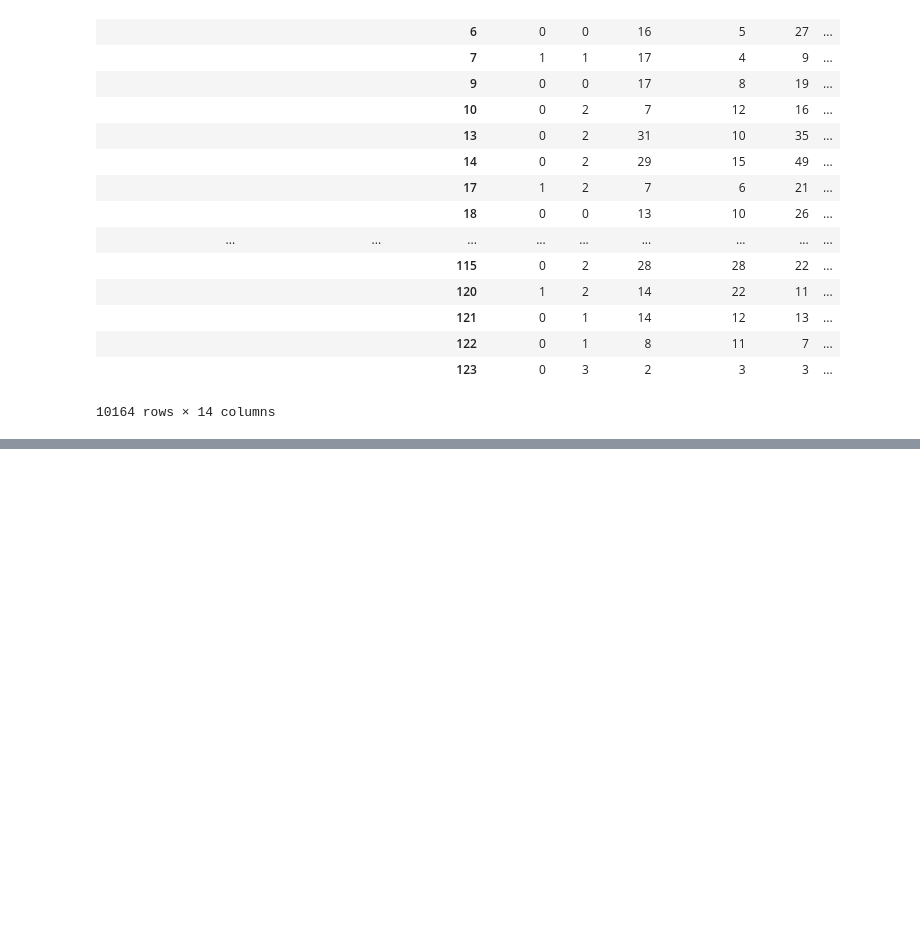
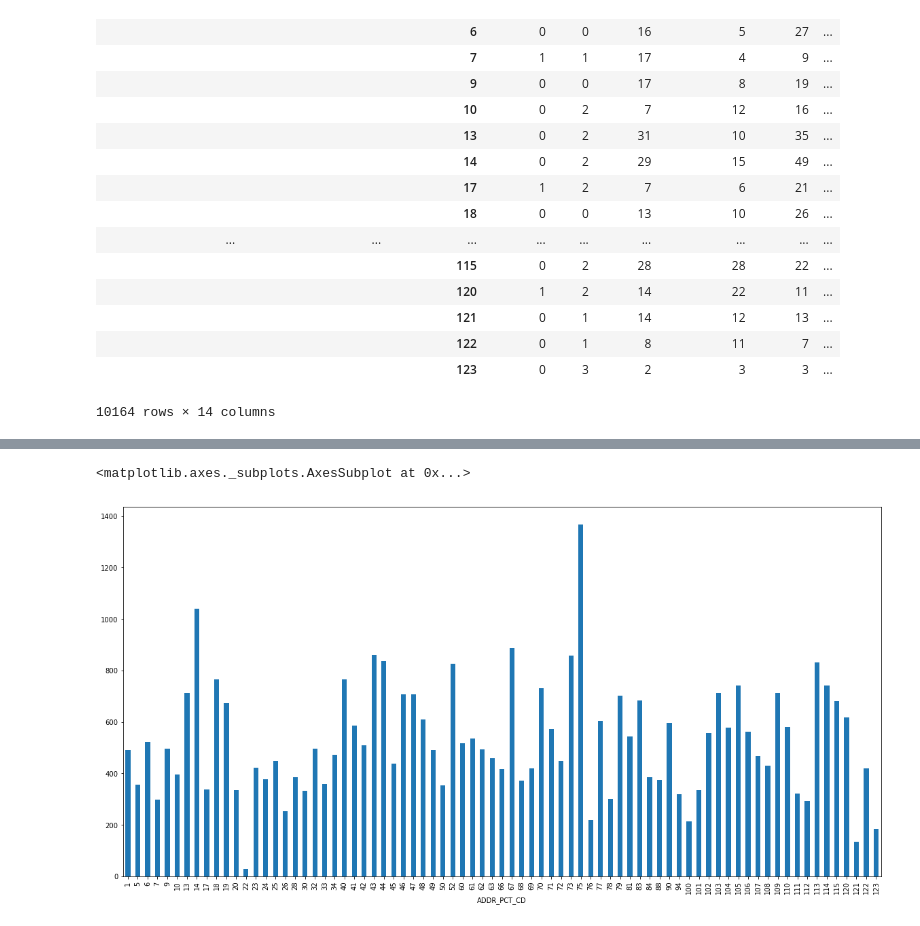
Before and after one commit to oracleofnj/precrime, a Jupyter notebook: exploratory-notebooks/InitialExploration.ipynb, the cells around one changed output, grey strips where cells are left out. Cells and saved outputs as stored; diff of their text form; code cells hidden in the pictures; blank space fills up the shorter version.

```diff
--- a/exploratory-notebooks/InitialExploration.ipynb
+++ b/exploratory-notebooks/InitialExploration.ipynb
@@ -289,0 +319,5 @@ nypd_data.pivot_table(
+# %%
+pivoted_weekday_precinct.mean(axis=0).plot(kind='bar', figsize=(20,10))
+# %% [output]
+<matplotlib.axes._subplots.AxesSubplot at 0x...>
+[figure, added]
```
Also changed, not shown: parts of 9 cells of this notebook.
